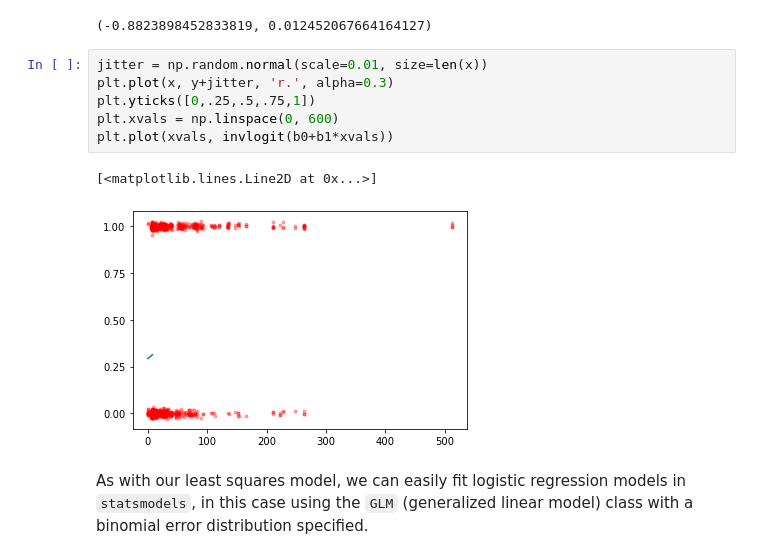
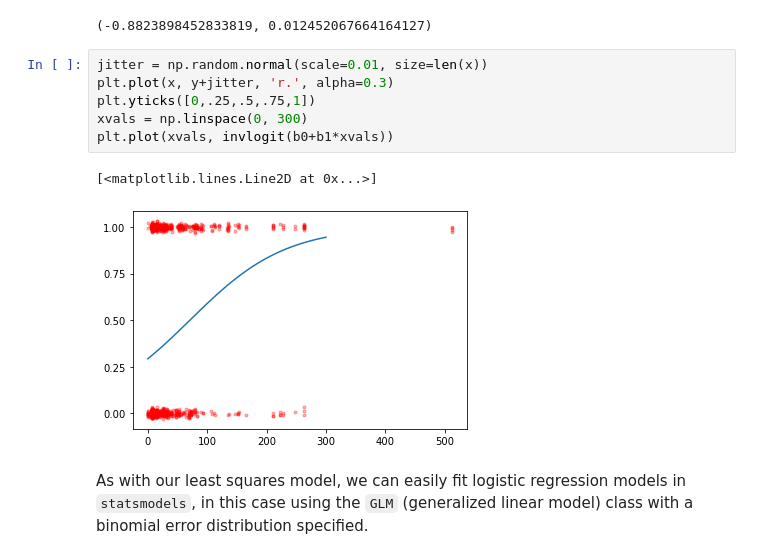
Before and after one commit to feng-li/Python-for-Statisticians-and-Economists, a Jupyter notebook: P05-Modeling-with-Python/L05.2-Python-for-Statistical-Modelling.ipynb, the cells around one changed output. Saved outputs shown, nothing was run; the diff lists cells and outputs as text.

```diff
--- a/P05-Modeling-with-Python/L05.2-Python-for-Statistical-Modelling.ipynb
+++ b/P05-Modeling-with-Python/L05.2-Python-for-Statistical-Modelling.ipynb
@@ -414,12 +413,12 @@ Optimization terminated successfully.
 # %%
 jitter = np.random.normal(scale=0.01, size=len(x))
 plt.plot(x, y+jitter, 'r.', alpha=0.3)
 plt.yticks([0,.25,.5,.75,1])
-plt.xvals = np.linspace(0, 600)
+xvals = np.linspace(0, 300)
 plt.plot(xvals, invlogit(b0+b1*xvals))
 # %% [output]
 [<matplotlib.lines.Line2D at 0x...>]
-[figure, old version]
+[figure, new version]
 # %% [markdown]
 As with our least squares model, we can easily fit logistic regression models in `statsmodels`, in this case using the `GLM` (generalized linear model) class with a binomial error distribution specified.
 # %%
```
Also changed, not shown: parts of 53 cells of this notebook.
